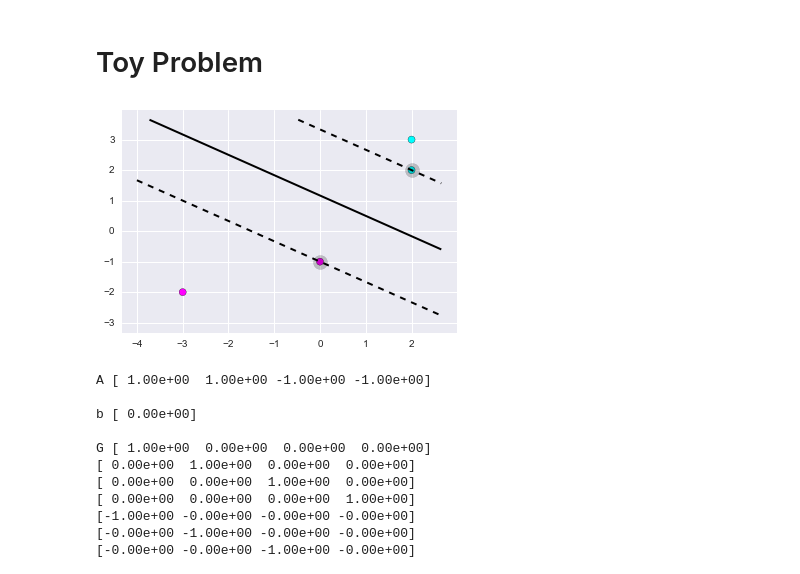
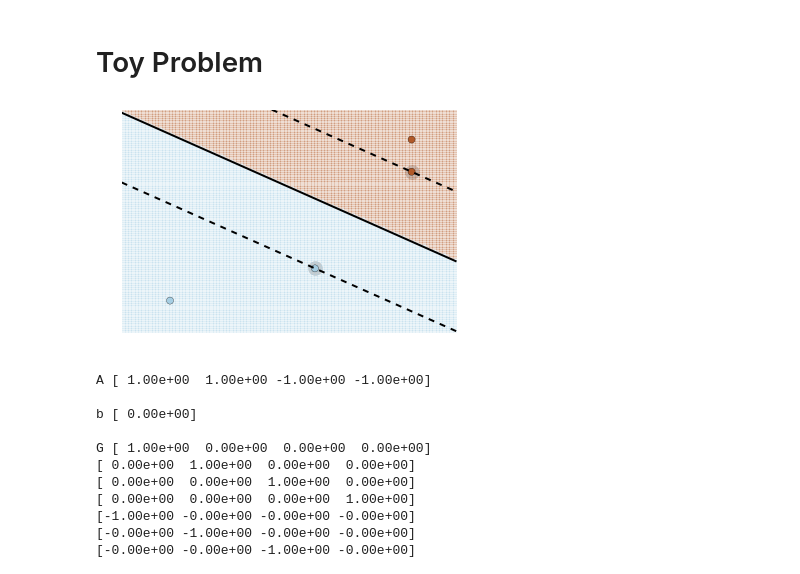
Before and after one commit to PhilChodrow/6.867_hwk2, a Jupyter notebook: P2.ipynb, the cells around one changed output. Saved outputs shown, nothing was run; the diff lists cells and outputs as text; code cells hidden in the pictures.

```diff
--- a/P2.ipynb
+++ b/P2.ipynb
@@ -6,4 +6,6 @@ from learner import learner
 from hw2_resources.plotBoundary import *
 from matplotlib import pyplot as plt
 import seaborn as sns
+from sklearn import metrics
+sns.set_style('white')
 %matplotlib inline
@@ -21,20 +16,31 @@ def data_path(i, type):
 def plot_data(i, X, Y, values, ax, title = None):
     x_min, x_max = X[:, 0].min() - 1, X[:, 0].max() + 1
     y_min, y_max = X[:, 1].min() - 1, X[:, 1].max() + 1
-    h = max((x_max-x_min)/20., (y_max-y_min)/20.)
+    h = max((x_max-x_min)/100., (y_max-y_min)/100.)
     xx, yy = meshgrid(arange(x_min, x_max, h),
                       arange(y_min, y_max, h))
-    zz = array([svm.predict(x) for x in c_[xx.ravel(), yy.ravel()]])
+    pairs = c_[xx.ravel(), yy.ravel()]
+    zz = array([svm.predict(pairs[[i]].T) for i in np.arange(pairs.shape[0])]
+    )
     zz = zz.reshape(xx.shape)
+
+    # Plot also the training points
+#     ax.scatter(X_[:, 0], X_[:, 1], c=Y_, s=40)
 
     CS = ax.contour(xx, yy, zz, values, colors = 'black', linewidths = 2)
     CS = ax.contour(xx, yy, zz, (-1, 1), colors = 'black', linestyles = 'dashed', linewidths = 2)
 
+    Z = array([svm.classify(pairs[[i]].T) for i in np.arange(pairs.shape[0])]
+    )
+    Z = Z.reshape(xx.shape)
+    ax.pcolormesh(xx, yy, Z, cmap=plt.cm.Paired, alpha = .2, edgecolors = 'None')
 #     ax.clabel(CS, fontsize=9, inline=1)
     # Plot the training points
-    ax.scatter(X[:, 0], X[:, 1], c=(1.-Y), s=50, cmap = pl.cm.cool)
+    ax.scatter(X[:, 0], X[:, 1], c=(Y), s=50, cmap = pl.cm.Paired)
     ax.set_title(title)
-#     ax.axis('tight')
+    ax.set_xlim([x_min, x_max - h])
+    ax.set_ylim([y_min, y_max - h])
+    ax.axis('off')
 
 def read_data(path):
     data = pd.read_table(path, sep = ' ', header = None)
@@ -46,26 +89,31 @@ def read_data(path):
 # %%
 X = np.array([[2,2],[2,3],[0,-1], [-3, -2]])
 Y = np.array([1, 1, -1, -1]).reshape((4,1))
 
 svm = learner()
 svm.set_data(X,Y)
-svm.set_kernel_function(linear_kernel)
+svm.set_kernel('linear')
 svm.make_kernel_matrix()
 constraints = svm.train(1)
 
 fig = plt.figure()
 ax = fig.add_subplot(111)
-plot_data(1, X, Y, (0), ax, '')
-
-plt.gca().scatter(svm.support_vectors[:,0],
+ax.scatter(svm.support_vectors[:,0],
             svm.support_vectors[:,1],
             s = 200,
             c = 'black',
             alpha = .2) # ugly but whatevs
+plot_data(1, X, Y, (0), ax, '')
 
-plt.savefig('figs/toy.pdf')
+# ax.set_xlim((x_min, x_max))
+# ax.set_ylim((y_min, y_max))
+
+
+
+
+plt.savefig('figs/toy.pdf', bbox_inches='tight')
 # %% [output]
-[figure, old version]
+[figure, new version]
 # %%
 for constraint in constraints:
     print constraint, constraints[constraint]
```
Also changed, not shown: parts of 7 cells of this notebook, 2 other files.
